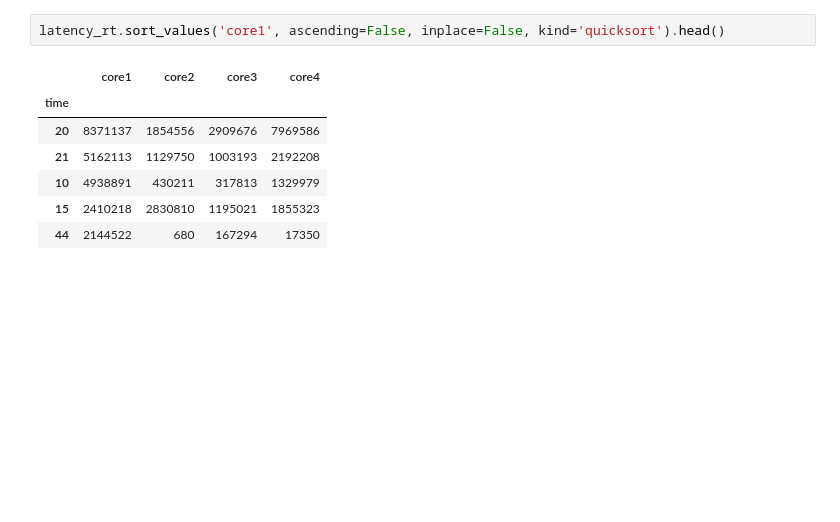
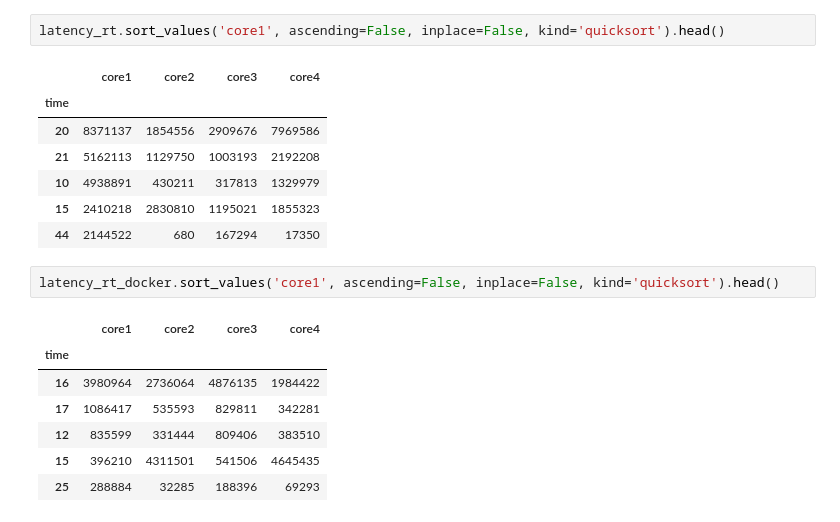
Before and after one commit to lemariva/RT-Tools-RPi, a Jupyter notebook: latency-analysis.ipynb, the cells around one changed output. Saved outputs shown, nothing was run; the diff lists cells and outputs as text; blank space fills up the shorter version.

```diff
--- a/latency-analysis.ipynb
+++ b/latency-analysis.ipynb
@@ -101,3 +107,13 @@ latency_rt.sort_values('core1', ascending=False, inplace=False, kind='quicksort'
 | 10 | 4938891 | 430211 | 317813 | 1329979 |
 | 15 | 2410218 | 2830810 | 1195021 | 1855323 |
 | 44 | 2144522 | 680 | 167294 | 17350 |
+# %%
+latency_rt_docker.sort_values('core1', ascending=False, inplace=False, kind='quicksort').head()
+# %% [output]
+|  | core1 | core2 | core3 | core4 |
+| time |  |  |  |  |
+| 16 | 3980964 | 2736064 | 4876135 | 1984422 |
+| 17 | 1086417 | 535593 | 829811 | 342281 |
+| 12 | 835599 | 331444 | 809406 | 383510 |
+| 15 | 396210 | 4311501 | 541506 | 4645435 |
+| 25 | 288884 | 32285 | 188396 | 69293 |
```
Also changed, not shown: parts of 4 cells of this notebook, 2 other files.
